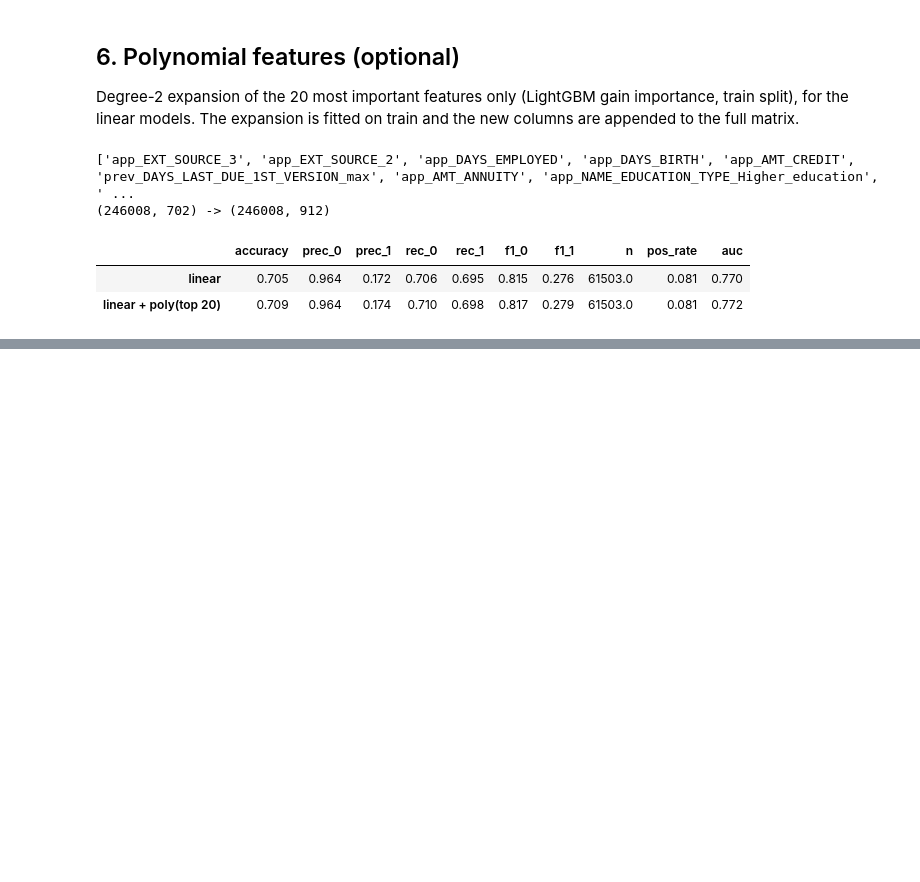
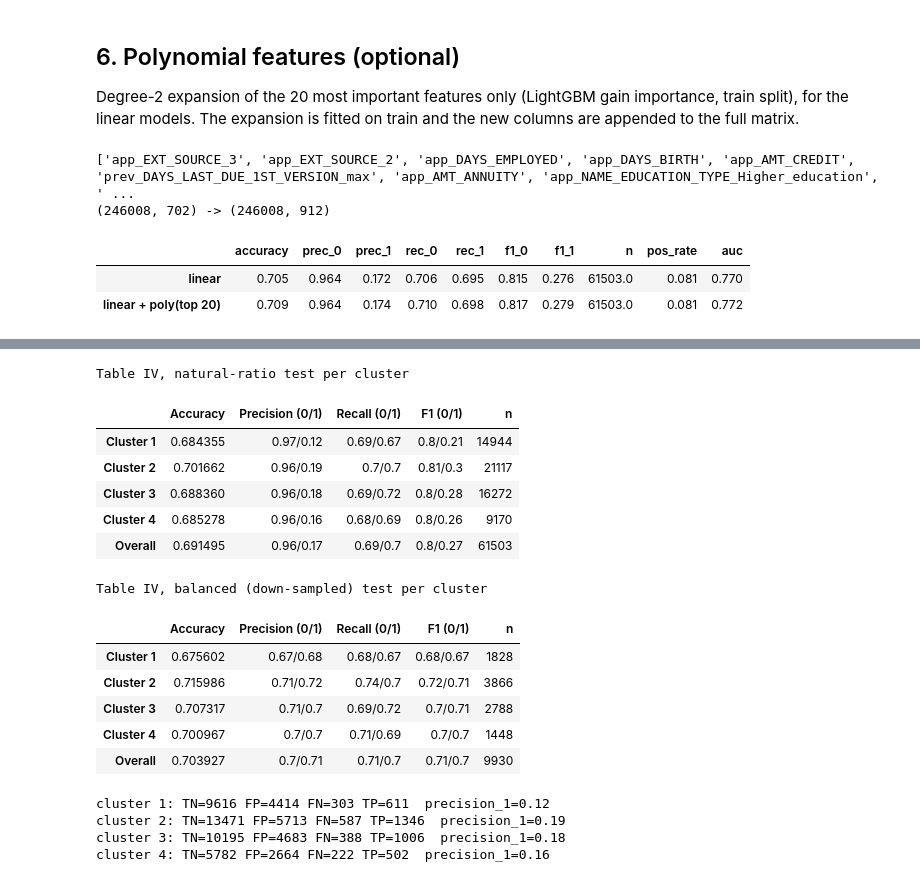
Before and after one commit to SingularityT3/loanliness, a Jupyter notebook: loan_pipeline.ipynb, the cells around one changed output, grey strips where cells are left out. Drawn from its saved outputs; the diff is of its cells as text; code cells hidden in the pictures; blank space fills up the shorter version.

```diff
--- a/loan_pipeline.ipynb
+++ b/loan_pipeline.ipynb
@@ -433,0 +496,56 @@ pd.DataFrame(res).T.round(3)
+# %%
+# one LightGBM per cluster, trained on that cluster's down-sampled train rows
+models, preds = {}, {}
+for c in range(K):
+    tr, te = c_train == c, c_test == c
+    Xb, yb = downsample(X_train_s[tr], y_train[tr])
+    models[c] = fit_lgbm(Xb, yb)
+    preds[c] = (y_test[te], models[c].predict(X_test_s[te]), models[c].predict_proba(X_test_s[te])[:, 1], X_test_s.index[te])
+
+def table_iv(balanced_test):
+    out, all_true, all_pred = {}, [], []
+    for c in range(K):
+        yt, yp, pr, idx = preds[c]
+        yt, yp = pd.Series(yt.to_numpy(), index=idx), pd.Series(yp, index=idx)
+        if balanced_test:
+            # down-sample within the cluster, as a per-cluster 50/50 test set
+            _, yt = downsample(X_test_s.loc[idx, []], yt)
+            yp = yp.loc[yt.index]
+        m = metrics(yt, yp)
+        out[f"Cluster {c + 1}"] = m
+        all_true.append(yt); all_pred.append(yp)
+    out["Overall"] = metrics(pd.concat(all_true), pd.concat(all_pred))
+    t = pd.DataFrame(out).T
+    return pd.DataFrame({"Accuracy": t["accuracy"], "Precision (0/1)": t["prec_0"].round(2).astype(str) + "/" + t["prec_1"].round(2).astype(str),
+                         "Recall (0/1)": t["rec_0"].round(2).astype(str) + "/" + t["rec_1"].round(2).astype(str),
+                         "F1 (0/1)": t["f1_0"].round(2).astype(str) + "/" + t["f1_1"].round(2).astype(str),
+                         "n": t["n"].astype(int)})
+
+print("Table IV, natural-ratio test per cluster"); display(table_iv(False))
+print("Table IV, balanced (down-sampled) test per cluster"); display(table_iv(True))
+# %% [output]
+Table IV, natural-ratio test per cluster
+|  | Accuracy | Precision (0/1) | Recall (0/1) | F1 (0/1) | n |
+| Cluster 1 | 0.684355 | 0.97/0.12 | 0.69/0.67 | 0.8/0.21 | 14944 |
+| Cluster 2 | 0.701662 | 0.96/0.19 | 0.7/0.7 | 0.81/0.3 | 21117 |
+| Cluster 3 | 0.688360 | 0.96/0.18 | 0.69/0.72 | 0.8/0.28 | 16272 |
+| Cluster 4 | 0.685278 | 0.96/0.16 | 0.68/0.69 | 0.8/0.26 | 9170 |
+| Overall | 0.691495 | 0.96/0.17 | 0.69/0.7 | 0.8/0.27 | 61503 |
+Table IV, balanced (down-sampled) test per cluster
+|  | Accuracy | Precision (0/1) | Recall (0/1) | F1 (0/1) | n |
+| Cluster 1 | 0.675602 | 0.67/0.68 | 0.68/0.67 | 0.68/0.67 | 1828 |
+| Cluster 2 | 0.715986 | 0.71/0.72 | 0.74/0.7 | 0.72/0.71 | 3866 |
+| Cluster 3 | 0.707317 | 0.71/0.7 | 0.69/0.72 | 0.7/0.71 | 2788 |
+| Cluster 4 | 0.700967 | 0.7/0.7 | 0.71/0.69 | 0.7/0.7 | 1448 |
+| Overall | 0.703927 | 0.7/0.71 | 0.71/0.7 | 0.71/0.7 | 9930 |
+# %%
+# the paper reports positive-class precision 1.00 everywhere; check what we get from the raw confusion matrices
+for c in range(K):
+    yt, yp, pr, idx = preds[c]
+    tn, fp, fn, tp = confusion_matrix(yt, yp, labels=[0, 1]).ravel()
+    print(f"cluster {c + 1}: TN={tn} FP={fp} FN={fn} TP={tp}  precision_1={tp / max(tp + fp, 1):.2f}")
+# %% [output]
+cluster 1: TN=9616 FP=4414 FN=303 TP=611  precision_1=0.12
+cluster 2: TN=13471 FP=5713 FN=587 TP=1346  precision_1=0.19
+cluster 3: TN=10195 FP=4683 FN=388 TP=1006  precision_1=0.18
+cluster 4: TN=5782 FP=2664 FN=222 TP=502  precision_1=0.16
```
Also changed, not shown: parts of 4 cells of this notebook.
